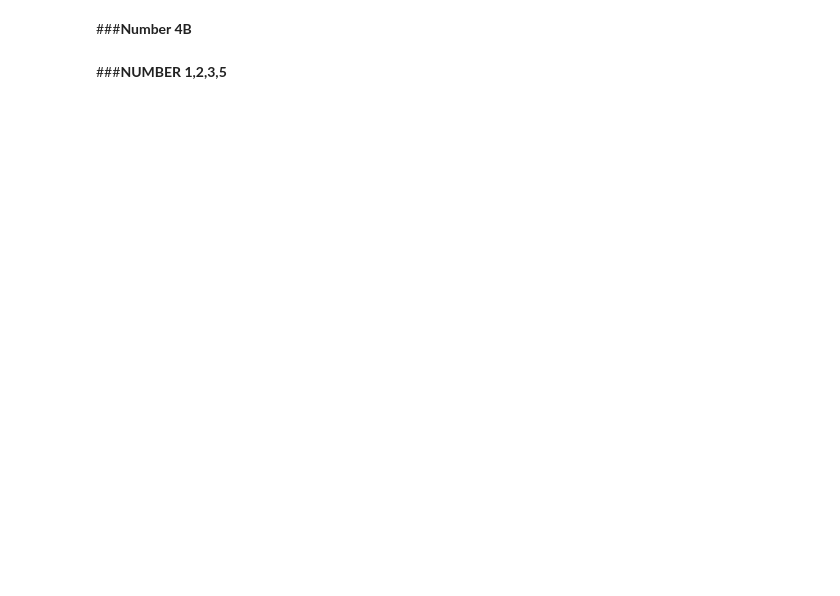
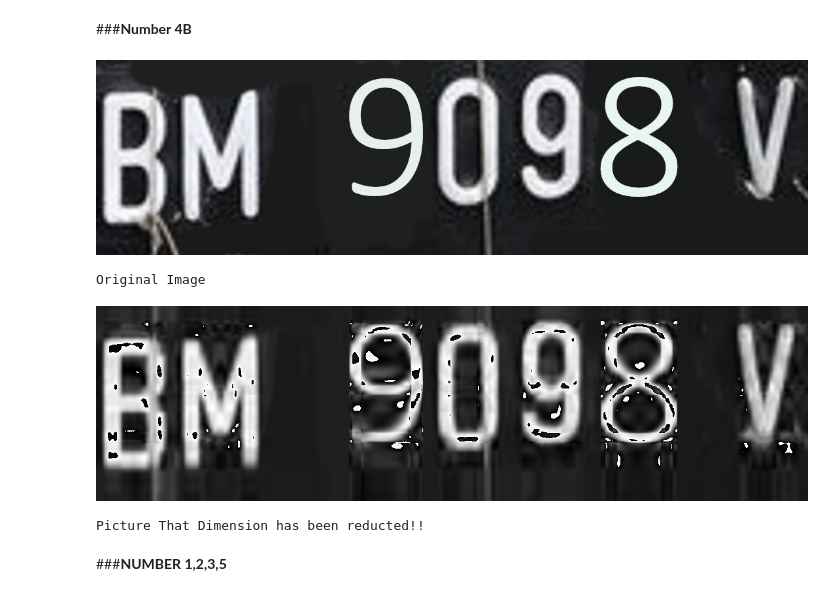
Before and after one commit to FaizalLeviansyah/Machine_Learning-2023, a Jupyter notebook: [GROUP_2_MIDTERM]Image_Segmentation_Clustering_StudyCase.ipynb, the cells around one changed output. Saved outputs shown, nothing was run; the diff lists cells and outputs as text; code cells hidden in the pictures; blank space fills up the shorter version.

```diff
--- a/[GROUP_2_MIDTERM]Image_Segmentation_Clustering_StudyCase.ipynb
+++ b/[GROUP_2_MIDTERM]Image_Segmentation_Clustering_StudyCase.ipynb
@@ -85,26 +109,44 @@ NameError: ignored
 # %%
 import cv2
 import numpy as np
 from sklearn.decomposition import PCA
 from google.colab.patches import cv2_imshow  # Import cv2_imshow for Colab
 
 # Baca gambar asli menggunakan OpenCV
 original_image = cv2.imread('/content/drive/MyDrive/1I Class Informatics Engineering/POLINEMA CLASS TASK/CLASS Semester 5/(MACHLEARN_TI) Machine Learning/Meet_8 (UTS)/Dummy/dummy/BM9098V_PNG.rf.36b28183ada2d698e331cfffcfe2f1d0.jpg')
 
 # Periksa apakah gambar berhasil dimuat
 if original_image is not None:
     # Konversi gambar ke Grayscale
     grayscale_image = cv2.cvtColor(original_image, cv2.COLOR_BGR2GRAY)
 
     # Buat objek PCA dengan jumlah komponen yang diinginkan (misalnya, 10)
     n_components = 10  # Ganti sesuai kebutuhan
     pca = PCA(n_components=n_components)
 
     # Terapkan PCA ke data gambar
     reduced_image = pca.fit_transform(grayscale_image)
 
     # Kembalikan data ke bentuk asli
     reconstructed_image = pca.inverse_transform(reduced_image)
+
+    # Ubah kembali ke bentuk gambar
+    reco_image = reconstructed_image.astype(np.uint8)
+
+    # Tampilkan gambar asli
+    cv2_imshow(original_image)
+    print("Original Image")
+
+    # Tampilkan gambar yang telah di-reduksi dimensinya
+    cv2_imshow(cv2.cvtColor(reco_image, cv2.COLOR_GRAY2BGR))
+    print("Picture That Dimension has been reducted!!")
+else:
+    print("Fail to read Picture!!.")
+# %% [output]
+[figure, added]
+Original Image
+[figure, added]
+Picture That Dimension has been reducted!!
 # %% [markdown]
 ###**NUMBER 1,2,3,5**
 # %%
```
Also changed, not shown: parts of 5 cells of this notebook.
